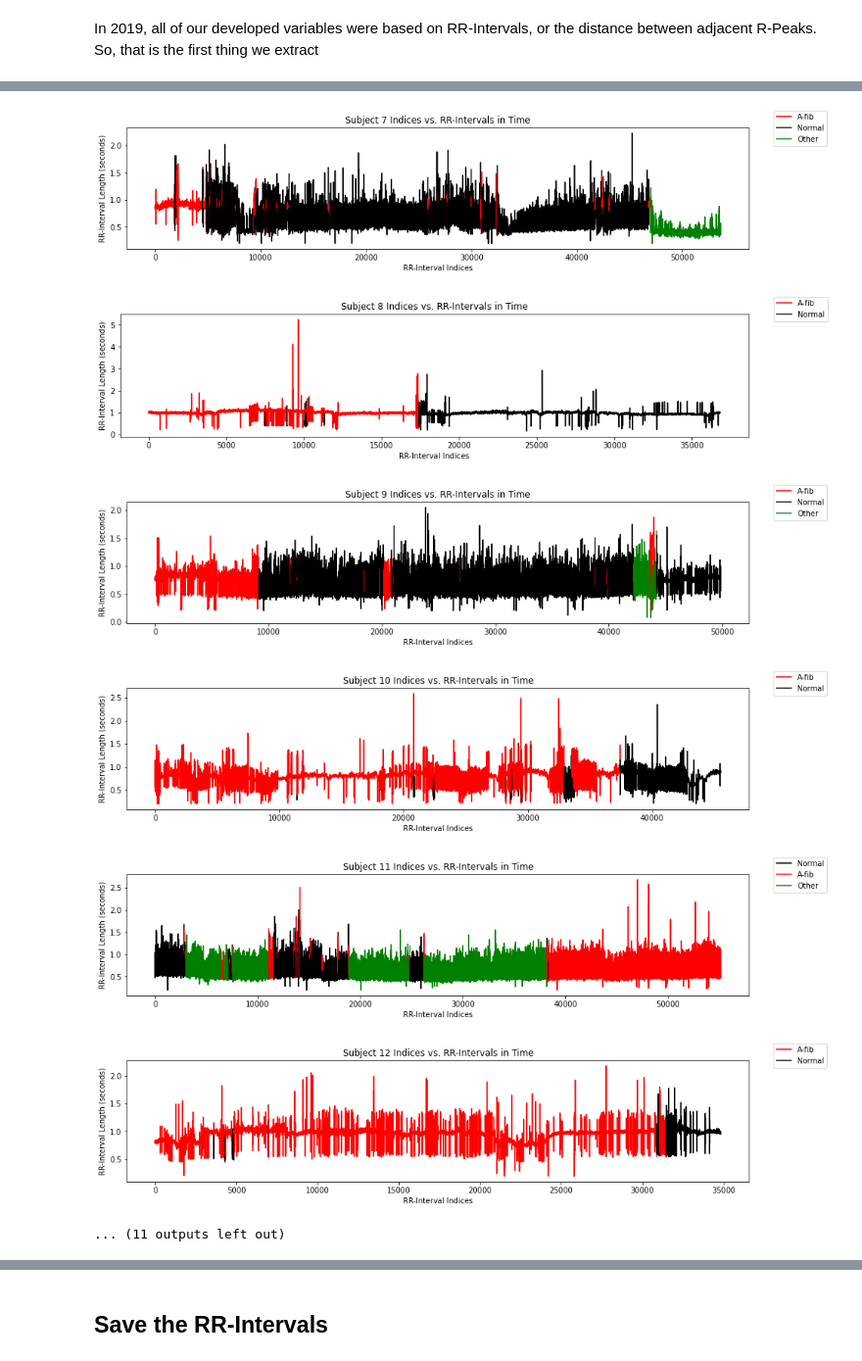
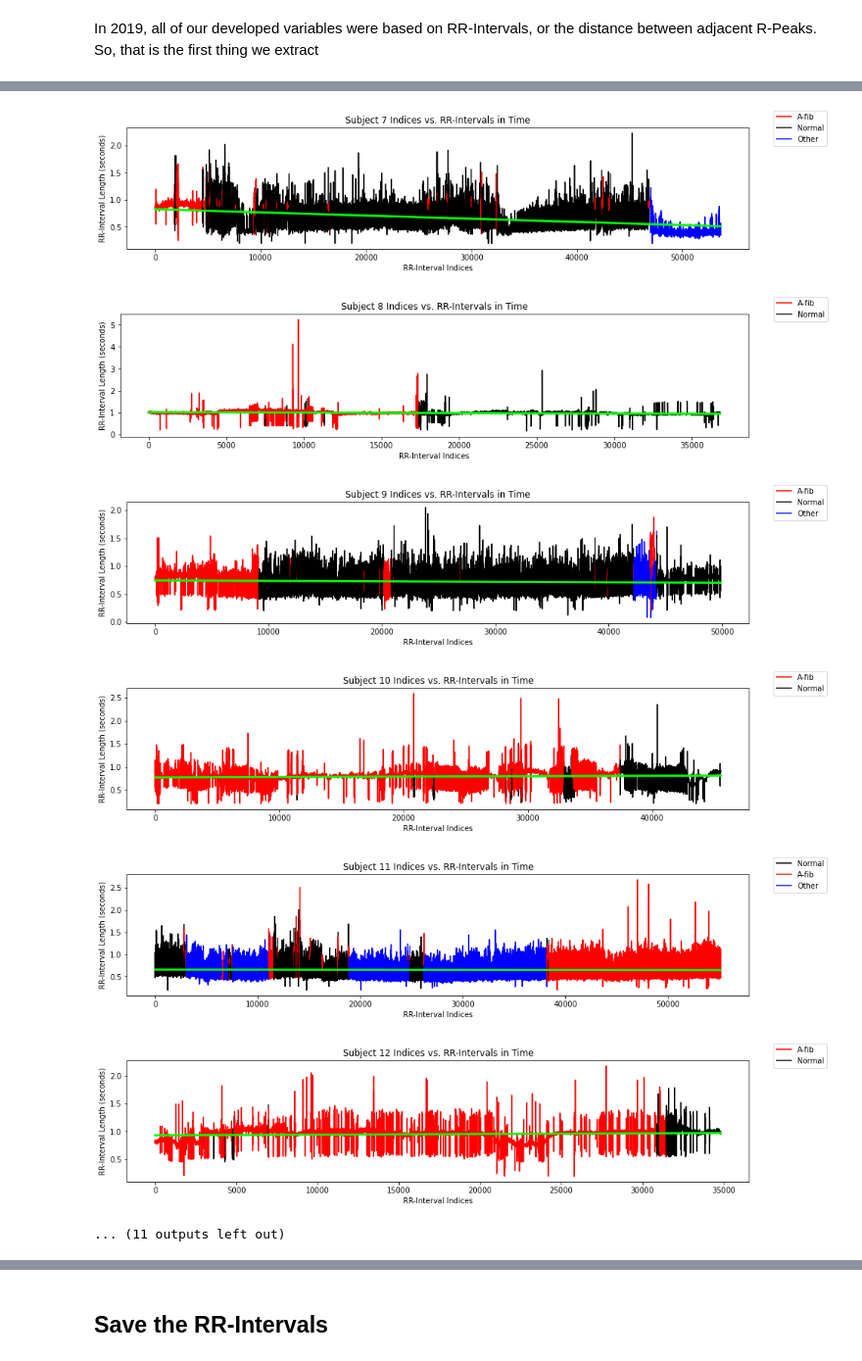
Before and after one commit to NNLUliskey/svsm_ml_2022, a Jupyter notebook: work_6_29_EDA.ipynb, the cells around one changed output, grey strips where cells are left out. Shown at 98% size. Cells and saved outputs as stored; diff of their text form; code cells hidden in the pictures.

```diff
--- a/work_6_29_EDA.ipynb
+++ b/work_6_29_EDA.ipynb
@@ -105,27 +105,35 @@ comp = '' #Compare when df['Rhythm'] changes from normal to Afib
 counter = 0 #Upper bound for line
 mini = 0 #(Minimum) Lower bound for line
 subject_counter = 0 #Retrieve the specific subject array from rr_timeints
-labels = 'Red = A-fib, Black = Normal, Green = Other'
+#labels = 'Red = A-fib, Black = Normal, Green = Other'
 
-for df in tqdm(subject_list):
+for df in tqdm(subject_list): #iterate through all subjects
 
     comp = ''
     counter = 0
     mini = 0
-    ins_norm_counter = 0
-    ins_other_counter = 0
-    ins_afib_counter = 0
-    fig, axs = plt.subplots(figsize=(15,3))
+    ins_norm_counter = 0 #for figure legend
+    ins_other_counter = 0 #for figure legend
+    ins_afib_counter = 0 #for figure legend
+    fig, axs = plt.subplots(figsize=(15,3)) #plot subplots
     plt.title('Subject ' + str(subject_counter+1) + ' Indices vs. RR-Intervals in Time')
     plt.xlabel('RR-Interval Indices')
     plt.ylabel('RR-Interval Length (seconds)')
 
     #Set x and y for line of best fit
-    for num in len(df['Rhythm']):
+    upper = len(df['Rhythm'])
+    indices_list = []
+    for num in range(0, upper):
+        indices_list.append(num)
+    x = np.array(indices_list)
+    y = rr_timeints[subject_counter]
+
+    #find line of best fit
+    a, b = np.polyfit(x, y, 1)
 
 
 
-    for item in df['Rhythm']:
+    for item in df['Rhythm']: #iterate through each letter (rhythm) in each dataframe for each subject
 
         counter += 1
 
@@ -140,10 +148,10 @@ for df in tqdm(subject_list):
 
             if item == 'O':
                 if ins_other_counter == 0:
-                    axs.plot(range(mini, counter), rr_timeints[subject_counter][mini:counter], color='green',label = 'Other')
+                    axs.plot(range(mini, counter), rr_timeints[subject_counter][mini:counter], color='b',label = 'Other')
                     ins_other_counter += 1
                 else:
-                    axs.plot(range(mini, counter), rr_timeints[subject_counter][mini:counter], color='green')
+                    axs.plot(range(mini, counter), rr_timeints[subject_counter][mini:counter], color='b')
 
             if item == 'A':
                 if ins_afib_counter == 0:
@@ -164,10 +172,10 @@ for df in tqdm(subject_list):
 
             if item == 'O':
                 if ins_other_counter == 0:
-                    axs.plot(range(mini, counter), rr_timeints[subject_counter][mini:counter], color='green',label = 'Other')
+                    axs.plot(range(mini, counter), rr_timeints[subject_counter][mini:counter], color='b',label = 'Other')
                     ins_other_counter += 1
                 else:
-                    axs.plot(range(mini, counter), rr_timeints[subject_counter][mini:counter], color='green')
+                    axs.plot(range(mini, counter), rr_timeints[subject_counter][mini:counter], color='b')
 
             if item == 'A':
                 if ins_afib_counter == 0:
@@ -176,9 +184,13 @@ for df in tqdm(subject_list):
                 else:
                     axs.plot(range(mini, counter), rr_timeints[subject_counter][mini:counter], color='red')
 
-        comp = item
+        comp = item #comparator for each item in df['Rhythm']
+
     subject_counter += 1
-    fig.legend(loc='upper right')
+    fig.legend(loc='upper right') #show legends
+
+    #add line of best fit to plot
+    plt.plot(x, a*x+b, color='lime',linewidth=3)
 
 
 plt.show()
@@ -192,7 +204,7 @@ plt.show()
-[figure, old version]
+[figure, new version]
-[figure, old version]
+[figure, new version]
-[figure, old version]
+[figure, new version]
-[figure, old version]
+[figure, new version]
-[figure, old version]
+[figure, new version]
-[figure, old version]
+[figure, new version]
 ... (11 outputs left out)
```
Also changed, not shown: parts of 2 cells of this notebook.
